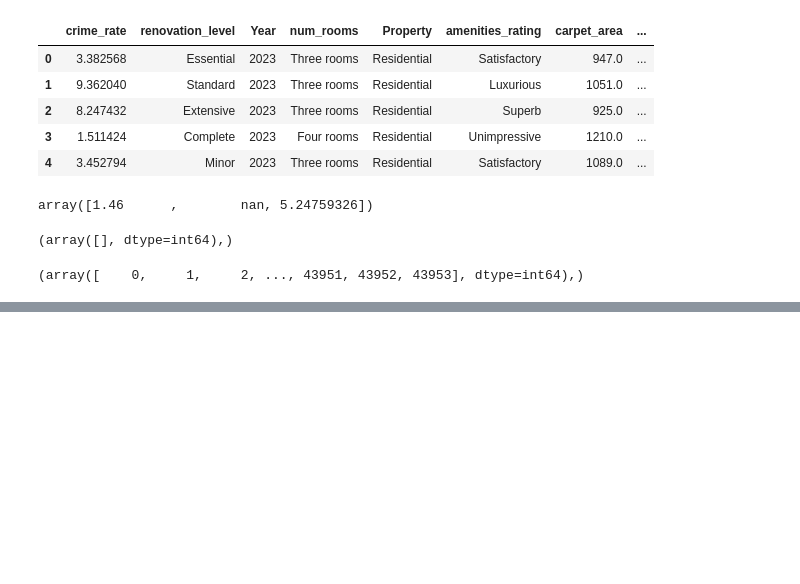
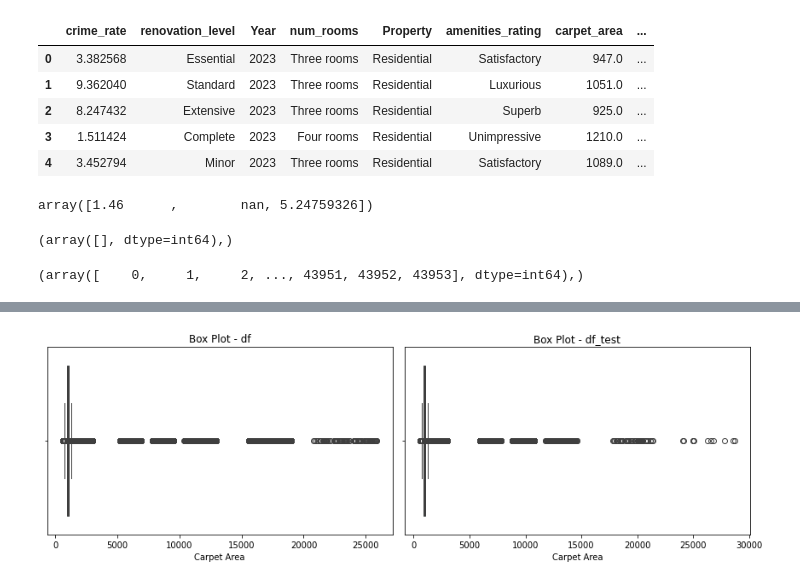
Before and after one commit to Muhammad-Sheraz-ds/AI-Property-Profit-Maximizer, a Jupyter notebook: Optimizing_Profits.ipynb, the cells around one changed output, grey strips where cells are left out. Drawn from its saved outputs; the diff is of its cells as text; code cells hidden in the pictures; blank space fills up the shorter version.

```diff
--- a/Optimizing_Profits.ipynb
+++ b/Optimizing_Profits.ipynb
@@ -853,0 +939,19 @@ np.where(df_test['property_tax_rate']==1.46)
+# %%
+df_reset = df.reset_index(drop=True)
+df_test_reset = df_test.reset_index(drop=True)
+fig, axes = plt.subplots(1, 2, figsize=(12, 4))
+
+
+sns.boxplot(x=df_reset['carpet_area'], ax=axes[0])
+axes[0].set_title('Box Plot - df')
+axes[0].set_xlabel('Carpet Area')
+
+# Boxplot for df_test
+sns.boxplot(x=df_test_reset['carpet_area'], ax=axes[1])
+axes[1].set_title('Box Plot - df_test')
+axes[1].set_xlabel('Carpet Area')
+
+plt.tight_layout()
+plt.show()
+# %% [output]
+[figure, added]
```
Also changed, not shown: parts of 29 cells of this notebook.
